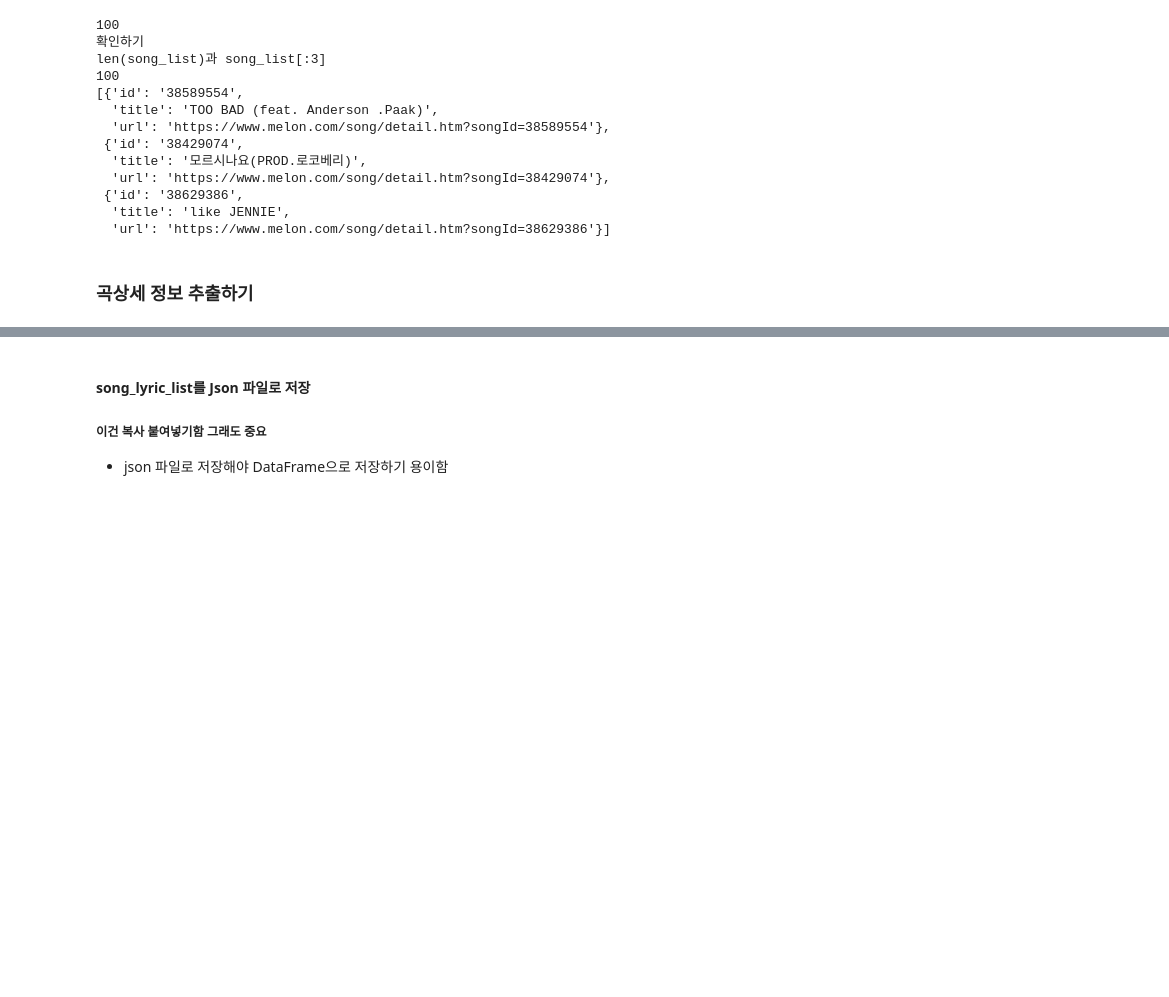
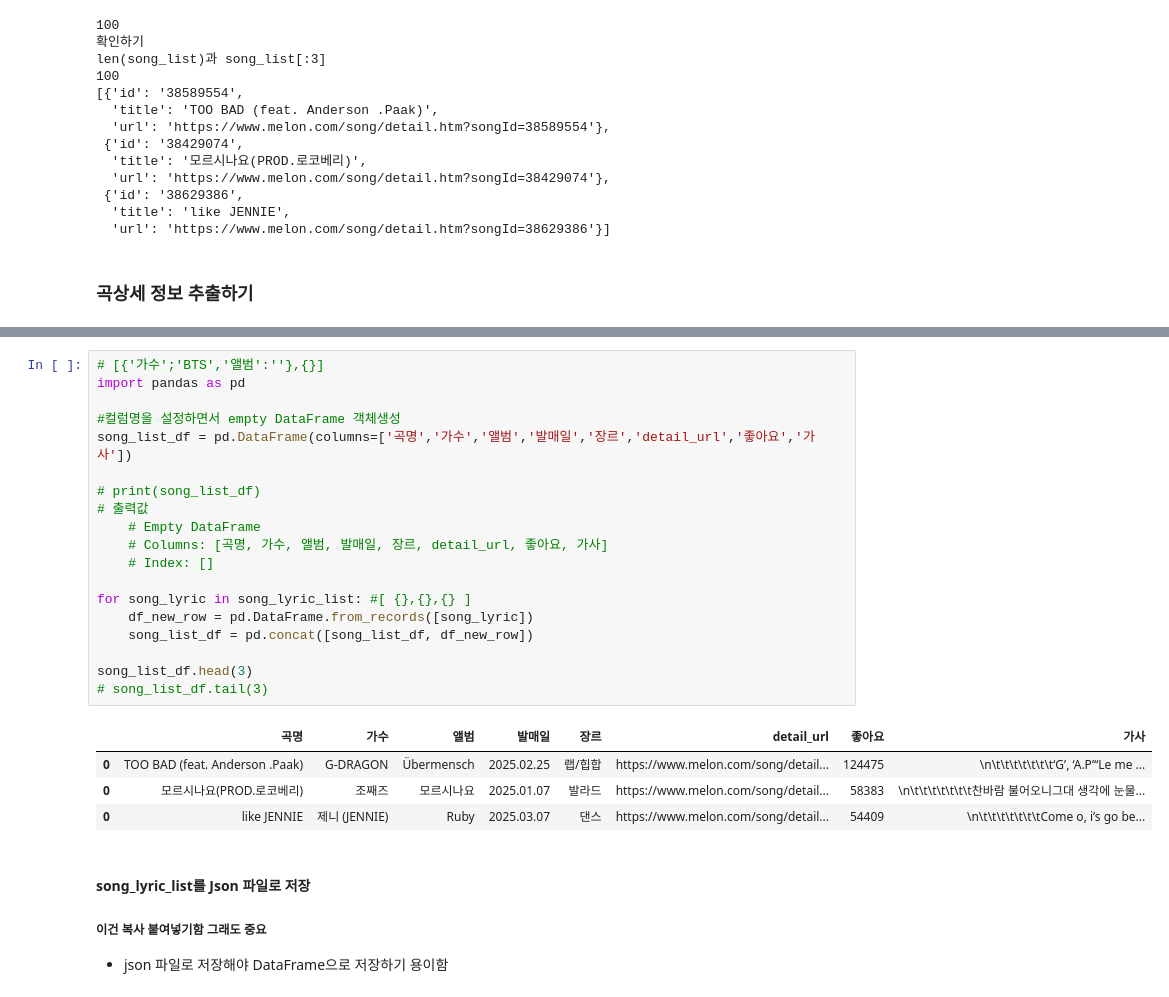
Before and after one commit to ikh0120/python_Webscraping_Analysis, a Jupyter notebook: 04.Melon100차트_데이터파싱_DB저장.ipynb, the cells around one changed output, grey strips where cells are left out. Cells and saved outputs as stored; diff of their text form; blank space fills up the shorter version.

Commit message:
Melon Chart 3

```diff
--- a/04.Melon100차트_데이터파싱_DB저장.ipynb
+++ b/04.Melon100차트_데이터파싱_DB저장.ipynb
@@ -213,3 +208,27 @@ print('=====> 100곡 파싱 끝 <=====')
+# %%
+# [{'가수';'BTS','앨범':''},{}]
+import pandas as pd
+
+#컬럼명을 설정하면서 empty DataFrame 객체생성
+song_list_df = pd.DataFrame(columns=['곡명','가수','앨범','발매일','장르','detail_url','좋아요','가사'])
+
+# print(song_list_df)
+# 출력값
+    # Empty DataFrame
+    # Columns: [곡명, 가수, 앨범, 발매일, 장르, detail_url, 좋아요, 가사]
+    # Index: []
+
+for song_lyric in song_lyric_list: #[ {},{},{} ]
+    df_new_row = pd.DataFrame.from_records([song_lyric])
+    song_list_df = pd.concat([song_list_df, df_new_row])
+
+song_list_df.head(3)
+# song_list_df.tail(3)
+# %% [output]
+|  | 곡명 | 가수 | 앨범 | 발매일 | 장르 | detail_url | 좋아요 | 가사 |
+| 0 | TOO BAD (feat. Anderson .Paak) | G-DRAGON | Übermensch | 2025.02.25 | 랩/힙합 | https://www.melon.com/song/detail... | 124475 | \n\t\t\t\t\t\t\t‘G’, ‘A.P’“Le me ... |
+| 0 | 모르시나요(PROD.로코베리) | 조째즈 | 모르시나요 | 2025.01.07 | 발라드 | https://www.melon.com/song/detail... | 58383 | \n\t\t\t\t\t\t\t찬바람 불어오니그대 생각에 눈물... |
+| 0 | like JENNIE | 제니 (JENNIE) | Ruby | 2025.03.07 | 댄스 | https://www.melon.com/song/detail... | 54409 | \n\t\t\t\t\t\t\tCome o, i’s go be... |
 # %% [markdown]
 #### song_lyric_list를 Json 파일로 저장
 ##### 이건 복사 붙여넣기함 그래도 중요
```
Also changed, not shown: parts of 5 cells of this notebook.
